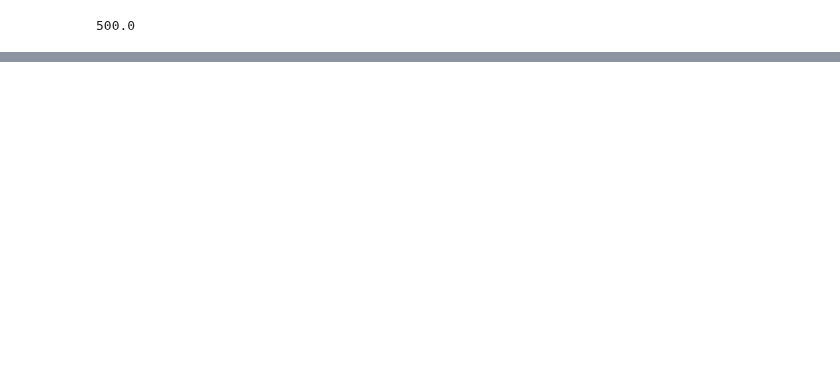
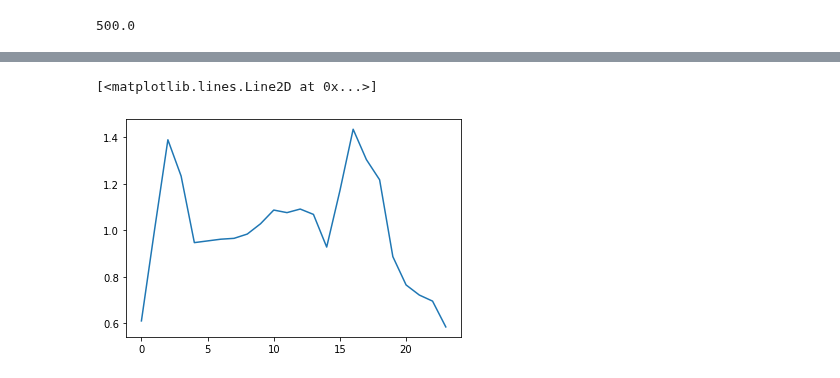
Before and after one commit to Urban-Meteorology-Reading/WRF-SUEWS, a Jupyter notebook: input-processor/archive/4 seasons parameters-London-Swindon/AH_profile.ipynb, the cells around one changed output, grey strips where cells are left out. Cells and saved outputs as stored; diff of their text form; code cells hidden in the pictures; blank space fills up the shorter version.

```diff
--- a/input-processor/archive/4 seasons parameters-London-Swindon/AH_profile.ipynb
+++ b/input-processor/archive/4 seasons parameters-London-Swindon/AH_profile.ipynb
@@ -206,0 +249,5 @@ plt.plot(prof_2)
+# %%
+plt.plot(new_prof)
+# %% [output]
+[<matplotlib.lines.Line2D at 0x...>]
+[figure, added]
```
Also changed, not shown: parts of 13 cells of this notebook, 1 other file.
